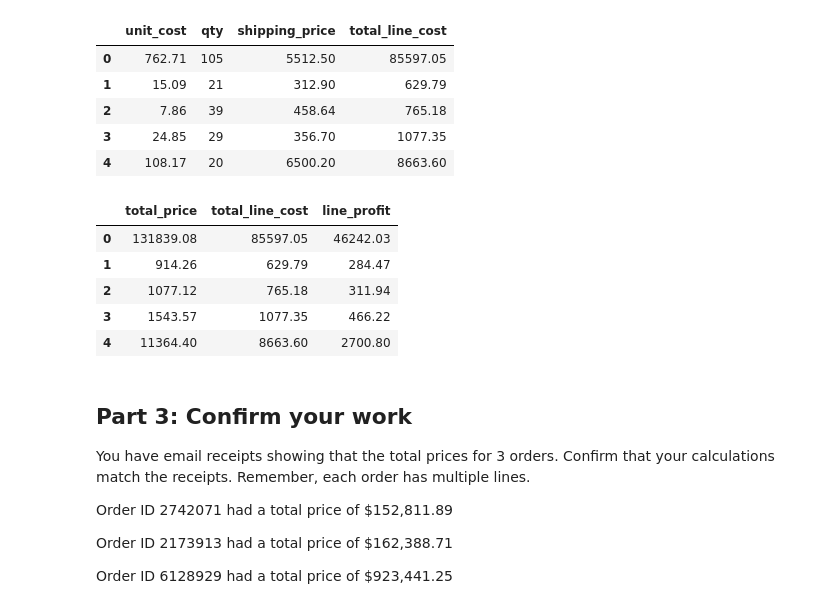
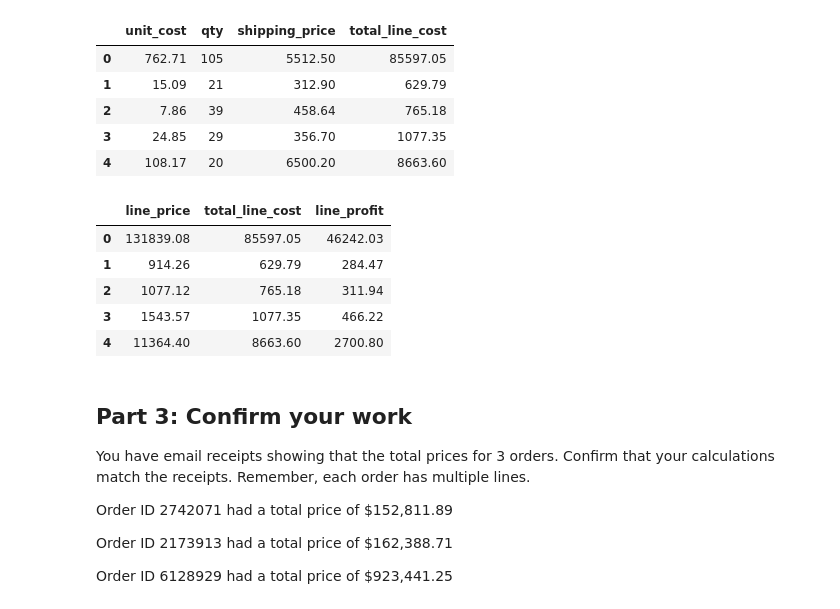
Before and after one commit to piiop/pandas-challenge-1, a Jupyter notebook: Starter_Code/wholesale_data_analysis_starter_code.ipynb, the cells around one changed output. Saved outputs shown, nothing was run; the diff lists cells and outputs as text; code cells hidden in the pictures.

```diff
--- a/Starter_Code/wholesale_data_analysis_starter_code.ipynb
+++ b/Starter_Code/wholesale_data_analysis_starter_code.ipynb
@@ -134,7 +137,7 @@ shipping_price_df.head()
 | 4 | 195.10 | 46.43 | 20 | 6500.20 |
 # %%
 # Create a column for the total price using the subtotal and the shipping price along with a sales tax of 9.25%
-df["total_price"] = df.apply(lambda row: ((row["subtotal"] + row["shipping_price"]) * .0925 + row["subtotal"] + row["shipping_price"]), axis=1).round(2)
-total_price_df = df[["subtotal", "shipping_price", "total_price"]]
+df["line_price"] = df.apply(lambda row: ((row["subtotal"] + row["shipping_price"]) * .0925 + row["subtotal"] + row["shipping_price"]), axis=1).round(2)
+total_price_df = df[["subtotal", "shipping_price", "line_price"]]
 total_price_df.head()
 # %% [output]
@@ -159,11 +162,11 @@ total_line_cost_df.head()
 | 4 | 108.17 | 20 | 6500.20 | 8663.60 |
 # %%
 # Create a column for the profit of each line using line cost and line price
-df["line_profit"] = df.apply(lambda row: (row["total_price"] - row["total_line_cost"]), axis = 1)
-profit_df = df[["total_price", "total_line_cost", "line_profit"]]
+df["line_profit"] = df.apply(lambda row: (row["line_price"] - row["total_line_cost"]), axis = 1)
+profit_df = df[["line_price", "total_line_cost", "line_profit"]]
 profit_df.head()
 # %% [output]
-|  | total_price | total_line_cost | line_profit |
+|  | line_price | total_line_cost | line_profit |
 | 0 | 131839.08 | 85597.05 | 46242.03 |
 | 1 | 914.26 | 629.79 | 284.47 |
 | 2 | 1077.12 | 765.18 | 311.94 |
```
Also changed, not shown: parts of 11 cells of this notebook.
